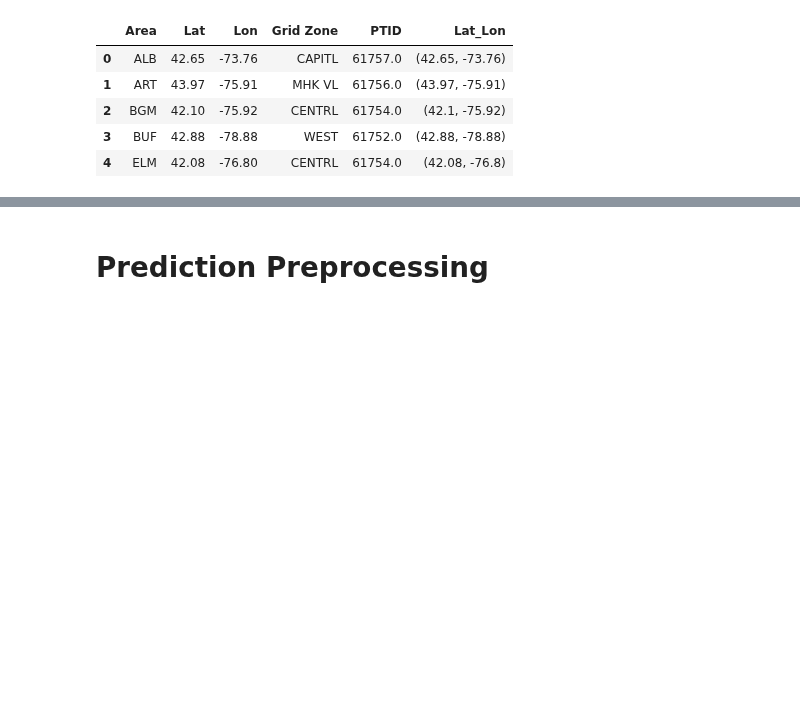
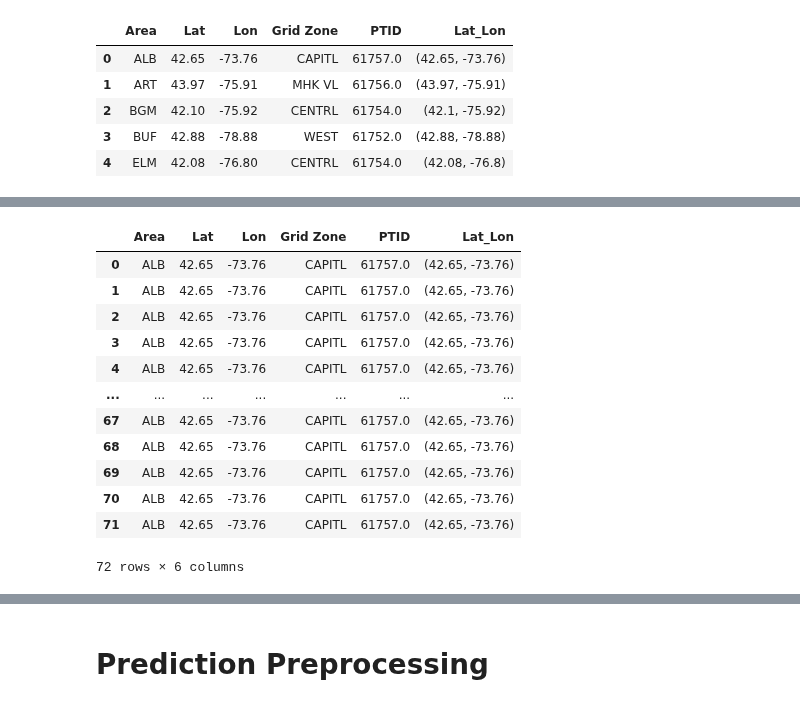
Before and after one commit to jmoro0408/Energy-Forecasting, a Jupyter notebook: scripts/9_weather_forecasting.ipynb, the cells around one changed output, grey strips where cells are left out. Drawn from its saved outputs; the diff is of its cells as text; code cells hidden in the pictures; blank space fills up the shorter version.

Commit message:
got prediction df into correct shape for inference

```diff
--- a/scripts/9_weather_forecasting.ipynb
+++ b/scripts/9_weather_forecasting.ipynb
@@ -220,0 +203,20 @@ test_parse
+# %%
+df_row_0 = df_row_0.drop("forecast_response", axis=1, errors="ignore")
+df_row_0 = df_row_0.loc[np.repeat(df_row_0.index, df_0_min_merge.shape[0])].reset_index(
+    drop=True
+)
+df_row_0
+# %% [output]
+|  | Area | Lat | Lon | Grid Zone | PTID | Lat_Lon |
+| 0 | ALB | 42.65 | -73.76 | CAPITL | 61757.0 | (42.65, -73.76) |
+| 1 | ALB | 42.65 | -73.76 | CAPITL | 61757.0 | (42.65, -73.76) |
+| 2 | ALB | 42.65 | -73.76 | CAPITL | 61757.0 | (42.65, -73.76) |
+| 3 | ALB | 42.65 | -73.76 | CAPITL | 61757.0 | (42.65, -73.76) |
+| 4 | ALB | 42.65 | -73.76 | CAPITL | 61757.0 | (42.65, -73.76) |
+| ... | ... | ... | ... | ... | ... | ... |
+| 67 | ALB | 42.65 | -73.76 | CAPITL | 61757.0 | (42.65, -73.76) |
+| 68 | ALB | 42.65 | -73.76 | CAPITL | 61757.0 | (42.65, -73.76) |
+| 69 | ALB | 42.65 | -73.76 | CAPITL | 61757.0 | (42.65, -73.76) |
+| 70 | ALB | 42.65 | -73.76 | CAPITL | 61757.0 | (42.65, -73.76) |
+| 71 | ALB | 42.65 | -73.76 | CAPITL | 61757.0 | (42.65, -73.76) |
+72 rows × 6 columns
```
Also changed, not shown: parts of 19 cells of this notebook.
